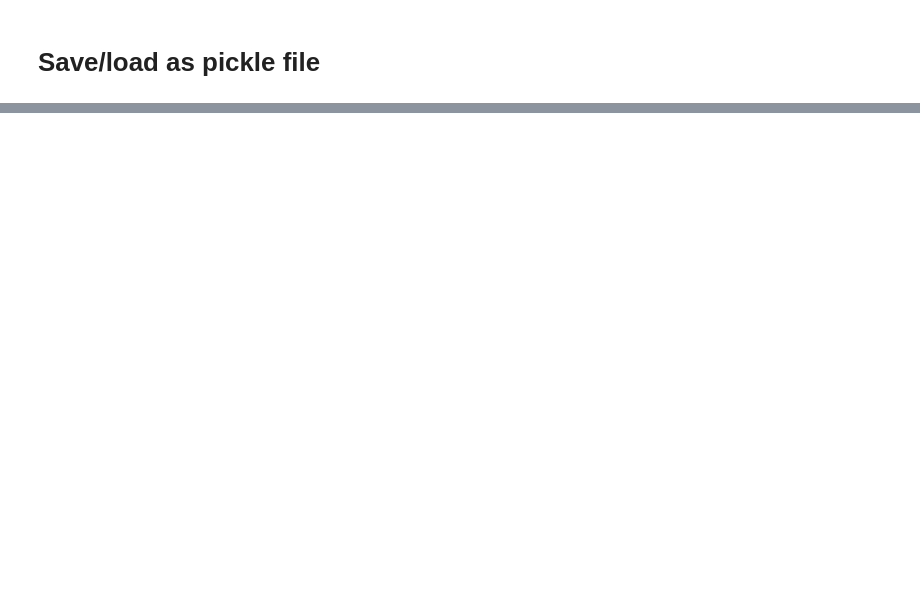
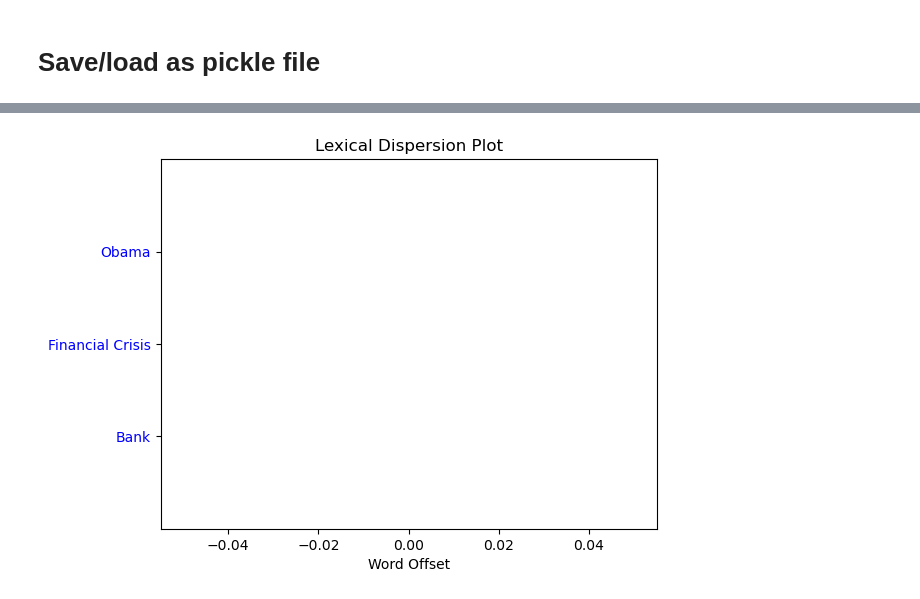
Before and after one commit to Morell1123/FinalProjectAssignment, a Jupyter notebook: Load and preprocess data.ipynb, the cells around one changed output, grey strips where cells are left out. Cells and saved outputs as stored; diff of their text form; code cells hidden in the pictures; blank space fills up the shorter version.

Commit message:
Update Load and preprocess data.ipynb
Updated preprocessing and initial NLP

```diff
--- a/Load and preprocess data.ipynb
+++ b/Load and preprocess data.ipynb
@@ -179,0 +258,8 @@ count_objects_and_links(content)
+# %%
+# Save the list to a file
+with open('content_full.pickle', 'wb') as f:
+    pickle.dump(content, f)
+# %%
+# Load the list from the file
+with open('content_full.pickle', 'rb') as f:
+    content = pickle.load(f)
@@ -179,0 +340,29 @@ count_objects_and_links(content)
+# %%
+def concatenate_qs(data_list):
+    current_object = {"P": "", "T": "", "Q": [], "L": ""}
+    all_qs = []
+    for line in data_list:
+        if line.startswith('P'):
+            if current_object["P"]:
+                # Add all Qs to the list
+                all_qs.extend(current_object["Q"])
+            current_object = {"P": line[2:], "T": "", "Q": [], "L": ""}
+        elif line.startswith('T'):
+            current_object["T"] = line[2:]
+        elif line.startswith('Q'):
+            current_object["Q"].append(line[2:])
+        elif line.startswith('L'):
+            current_object["L"] = line[2:]
+
+    # Don't forget the last object
+    if current_object["P"]:
+        all_qs.extend(current_object["Q"])
+
+    # Join all Qs with "::"
+    all_qs_string = ".".join(all_qs)
+
+    return all_qs_string
+
+conc_string = concatenate_qs(substring_4_percent)
+
+conc_string[0:230]
@@ -179,0 +381,5 @@ count_objects_and_links(content)
+# %%
+tokens = nltk.word_tokenize(conc_string)
+text_obj = nltk.Text(tokens)
+
+text_obj.concordance("Obama")
@@ -179,0 +404,4 @@ count_objects_and_links(content)
+# %%
+text_obj.dispersion_plot(["Obama", "Financial Crisis", "Bank"])
+# %% [output]
+[figure, added]
```
Also changed, not shown: parts of 29 cells of this notebook.
